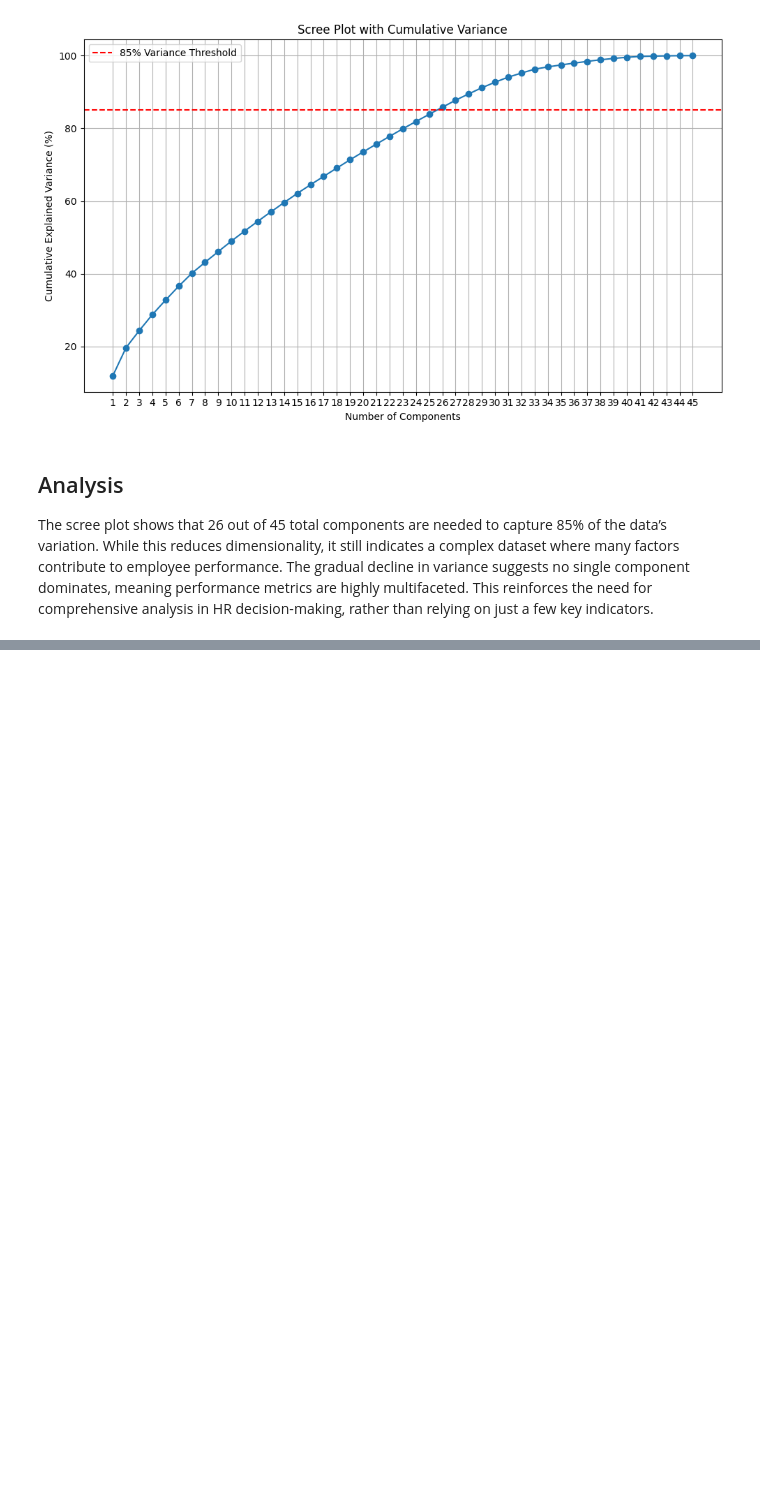
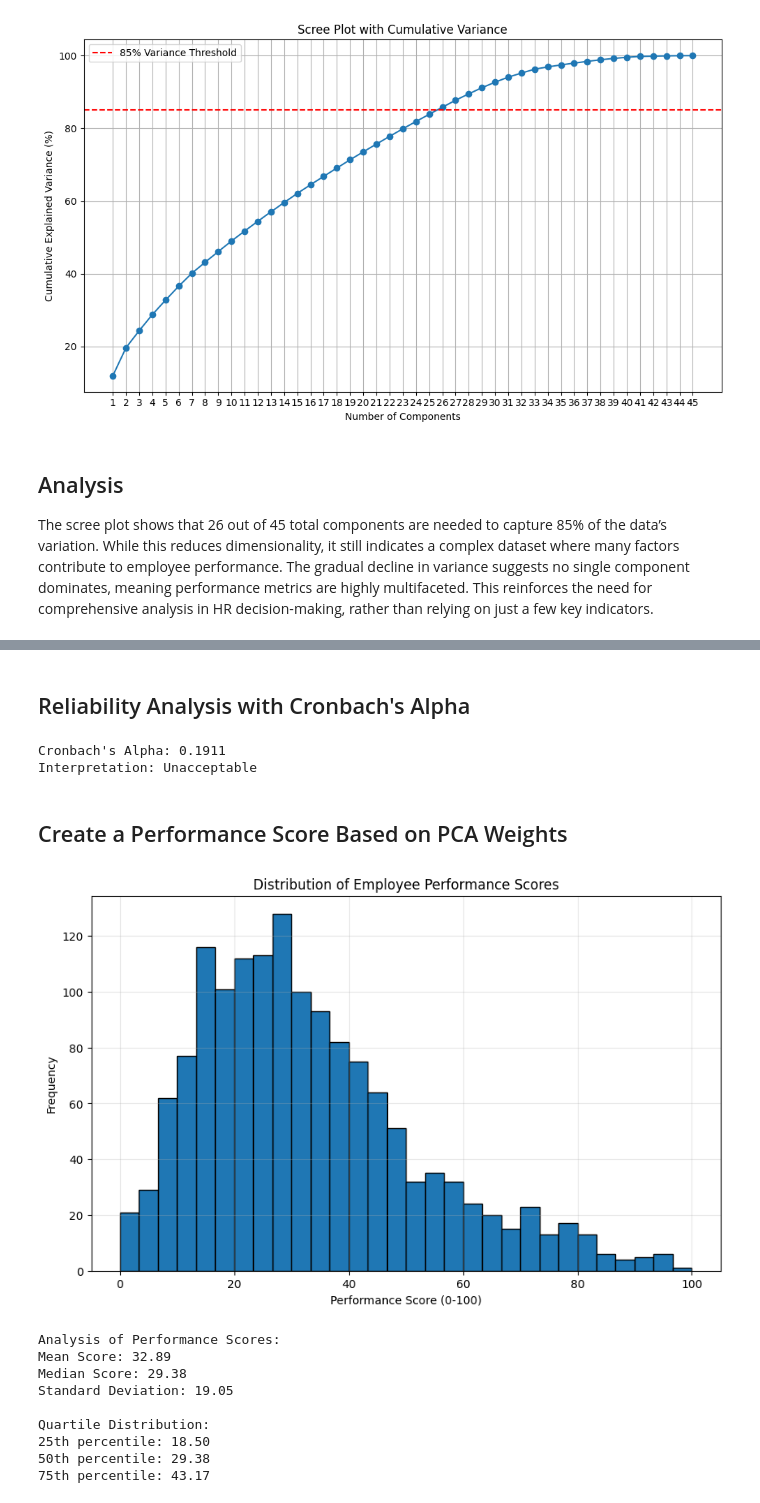
Before and after one commit to gabrielrosendo/CST-425, a Jupyter notebook: Week 8/HR-Analytics/analysis.ipynb, the cells around one changed output, grey strips where cells are left out. Cells and saved outputs as stored; diff of their text form; code cells hidden in the pictures; blank space fills up the shorter version.

```diff
--- a/Week 8/HR-Analytics/analysis.ipynb
+++ b/Week 8/HR-Analytics/analysis.ipynb
@@ -346,0 +329,8 @@ By focusing on these key indicators, the company can make more informed decision
+# %%
+# Select components with eigenvalues > 1 (Kaiser criterion)
+significant_components = sum(pca_full.explained_variance_ > 1)
+print(f"\nNumber of components with eigenvalue > 1: {significant_components}")
+
+# Perform PCA with selected number of components
+pca_selected = PCA(n_components=significant_components)
+components = pca_selected.fit_transform(df_scaled)
@@ -346,0 +365,67 @@ By focusing on these key indicators, the company can make more informed decision
+# %% [markdown]
+## Reliability Analysis with Cronbach's Alpha
+# %%
+from sklearn.preprocessing import StandardScaler
+from scipy.stats import spearmanr
+
+def cronbach_alpha(df):
+    df_corr = df.corr()
+    N = df.shape[1]
+    rs = np.array([spearmanr(df[col1], df[col2])[0]
+                   for col1 in df.columns
+                   for col2 in df.columns]).reshape(N, N)
+    return (N * np.mean(rs[np.triu_indices(N, k=1)])) / (1 + (N-1) * np.mean(rs[np.triu_indices(N, k=1)]))
+
+alpha = cronbach_alpha(df_scaled)
+print(f"\nCronbach's Alpha: {alpha:.4f}")
+print("Interpretation:", "Excellent" if alpha >= 0.9 else
+                        "Good" if alpha >= 0.8 else
+                        "Acceptable" if alpha >= 0.7 else
+                        "Questionable" if alpha >= 0.6 else
+                        "Poor" if alpha >= 0.5 else "Unacceptable")
+# %% [output]
+Cronbach's Alpha: 0.1911
+Interpretation: Unacceptable
+# %% [markdown]
+## Create a Performance Score Based on PCA Weights
+# %%
+# Calculate performance score using first principal component
+performance_score = components[:, 0]
+
+# Convert to 0-100 scale
+performance_score_scaled = ((performance_score - performance_score.min()) /
+                          (performance_score.max() - performance_score.min())) * 100
+
+# Plot histogram of performance scores
+plt.figure(figsize=(10, 6))
+plt.hist(performance_score_scaled, bins=30, edgecolor='black')
+plt.title('Distribution of Employee Performance Scores')
+plt.xlabel('Performance Score (0-100)')
+plt.ylabel('Frequency')
+plt.grid(True, alpha=0.3)
+plt.savefig('performance_scores.png', dpi=300)
+plt.show()
+
+## Analysis of Findings
+print("\nAnalysis of Performance Scores:")
+print(f"Mean Score: {performance_score_scaled.mean():.2f}")
+print(f"Median Score: {np.median(performance_score_scaled):.2f}")
+print(f"Standard Deviation: {performance_score_scaled.std():.2f}")
+
+# Calculate quartiles
+quartiles = np.percentile(performance_score_scaled, [25, 50, 75])
+print("\nQuartile Distribution:")
+print(f"25th percentile: {quartiles[0]:.2f}")
+print(f"50th percentile: {quartiles[1]:.2f}")
+print(f"75th percentile: {quartiles[2]:.2f}")
+# %% [output]
+[figure, added]
+Analysis of Performance Scores:
+Mean Score: 32.89
+Median Score: 29.38
+Standard Deviation: 19.05
+
+Quartile Distribution:
+25th percentile: 18.50
+50th percentile: 29.38
+75th percentile: 43.17
```
Also changed, not shown: parts of 8 cells of this notebook, 3 other files.
